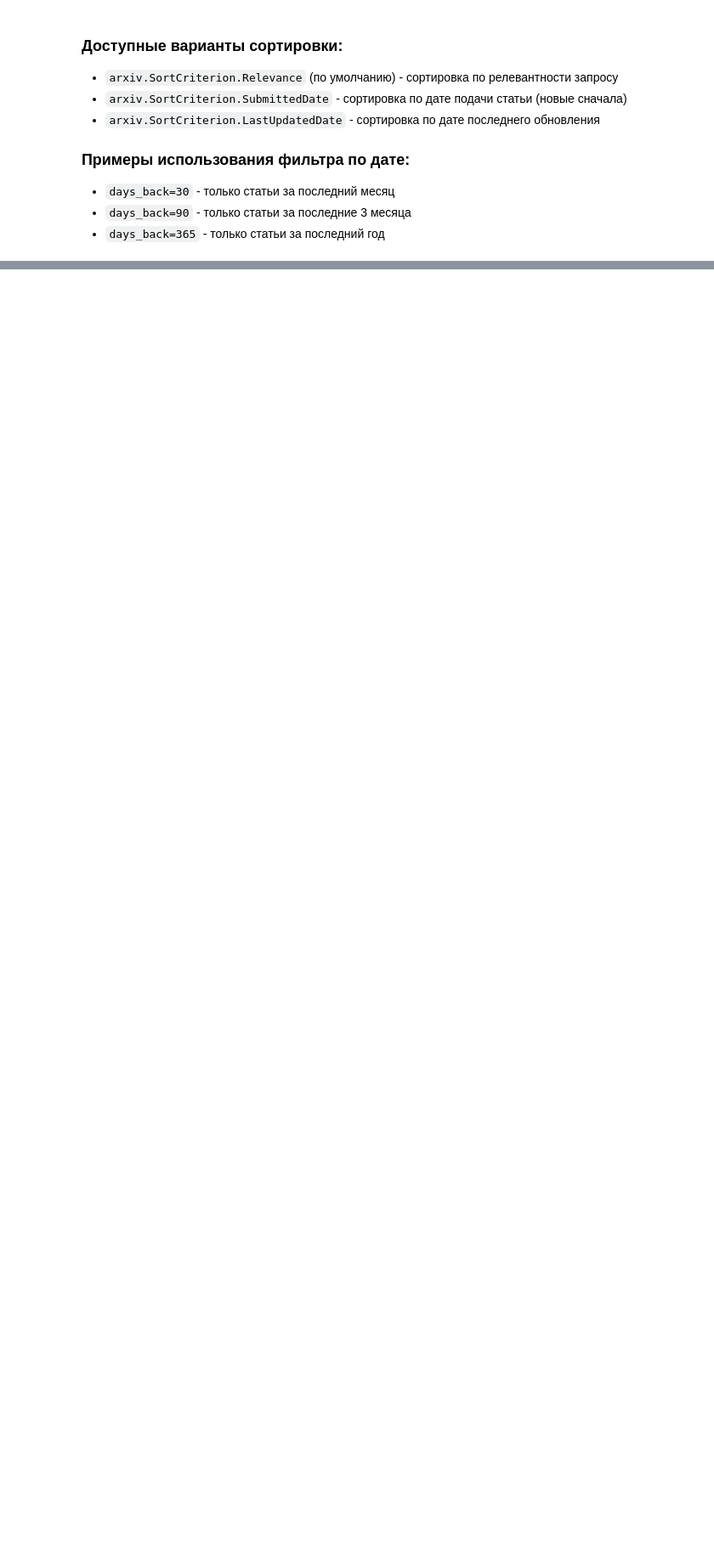
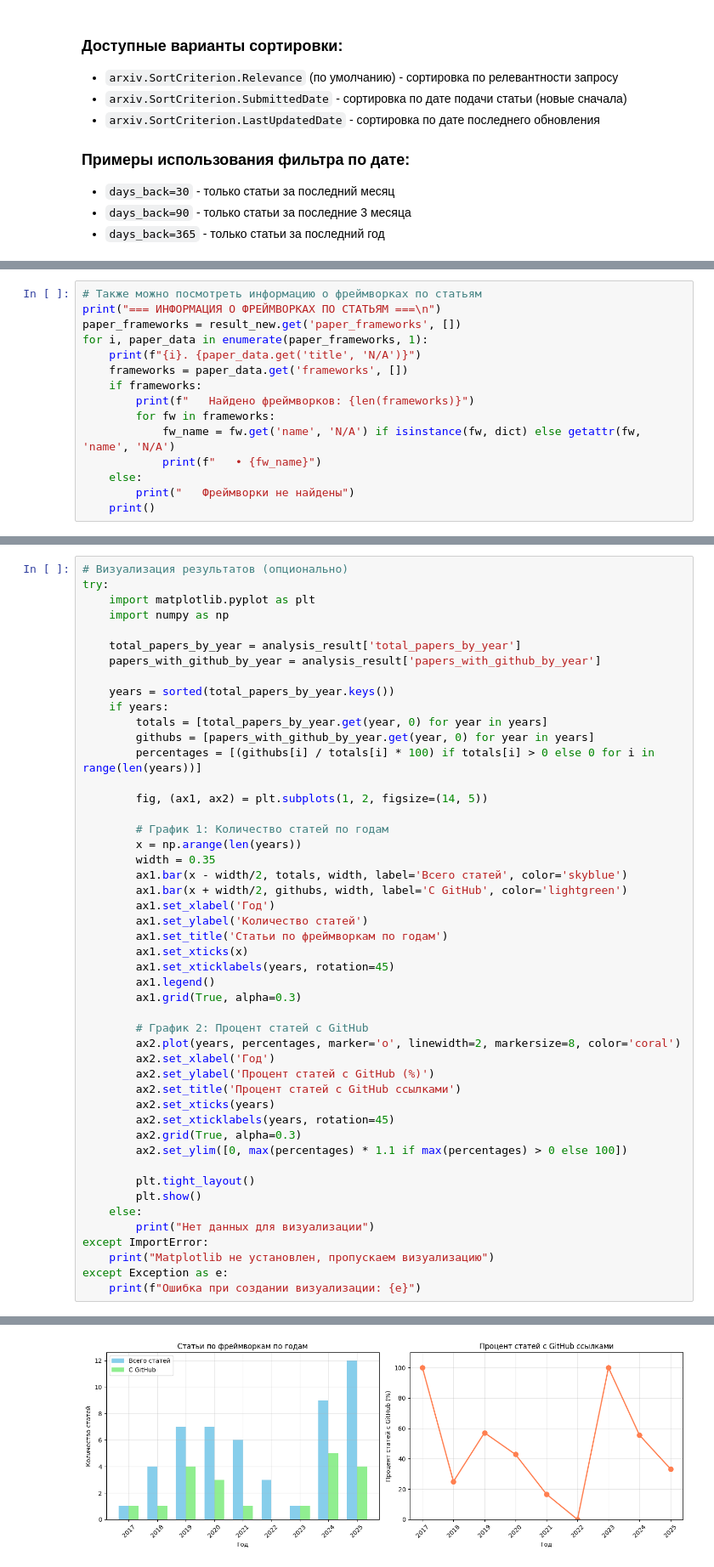
Before and after one commit to playa69/MAS_AutoML, a Jupyter notebook: experiments/notebooks/paper_research_example.ipynb, the cells around one changed output, grey strips where cells are left out. Shown at 85% size. Cells and saved outputs as stored; diff of their text form; blank space fills up the shorter version.

```diff
--- a/experiments/notebooks/paper_research_example.ipynb
+++ b/experiments/notebooks/paper_research_example.ipynb
@@ -86,0 +236,15 @@ for i, summary in enumerate(result_new.get('summaries', []), 1):
+# %%
+# Также можно посмотреть информацию о фреймворках по статьям
+print("=== ИНФОРМАЦИЯ О ФРЕЙМВОРКАХ ПО СТАТЬЯМ ===\n")
+paper_frameworks = result_new.get('paper_frameworks', [])
+for i, paper_data in enumerate(paper_frameworks, 1):
+    print(f"{i}. {paper_data.get('title', 'N/A')}")
+    frameworks = paper_data.get('frameworks', [])
+    if frameworks:
+        print(f"   Найдено фреймворков: {len(frameworks)}")
+        for fw in frameworks:
+            fw_name = fw.get('name', 'N/A') if isinstance(fw, dict) else getattr(fw, 'name', 'N/A')
+            print(f"   • {fw_name}")
+    else:
+        print("   Фреймворки не найдены")
+    print()
@@ -86,0 +479,49 @@ for i, summary in enumerate(result_new.get('summaries', []), 1):
+# %%
+# Визуализация результатов (опционально)
+try:
+    import matplotlib.pyplot as plt
+    import numpy as np
+
+    total_papers_by_year = analysis_result['total_papers_by_year']
+    papers_with_github_by_year = analysis_result['papers_with_github_by_year']
+
+    years = sorted(total_papers_by_year.keys())
+    if years:
+        totals = [total_papers_by_year.get(year, 0) for year in years]
+        githubs = [papers_with_github_by_year.get(year, 0) for year in years]
+        percentages = [(githubs[i] / totals[i] * 100) if totals[i] > 0 else 0 for i in range(len(years))]
+
+        fig, (ax1, ax2) = plt.subplots(1, 2, figsize=(14, 5))
+
+        # График 1: Количество статей по годам
+        x = np.arange(len(years))
+        width = 0.35
+        ax1.bar(x - width/2, totals, width, label='Всего статей', color='skyblue')
+        ax1.bar(x + width/2, githubs, width, label='С GitHub', color='lightgreen')
+        ax1.set_xlabel('Год')
+        ax1.set_ylabel('Количество статей')
+        ax1.set_title('Статьи по фреймворкам по годам')
+        ax1.set_xticks(x)
+        ax1.set_xticklabels(years, rotation=45)
+        ax1.legend()
+        ax1.grid(True, alpha=0.3)
+
+        # График 2: Процент статей с GitHub
+        ax2.plot(years, percentages, marker='o', linewidth=2, markersize=8, color='coral')
+        ax2.set_xlabel('Год')
+        ax2.set_ylabel('Процент статей с GitHub (%)')
+        ax2.set_title('Процент статей с GitHub ссылками')
+        ax2.set_xticks(years)
+        ax2.set_xticklabels(years, rotation=45)
+        ax2.grid(True, alpha=0.3)
+        ax2.set_ylim([0, max(percentages) * 1.1 if max(percentages) > 0 else 100])
+
+        plt.tight_layout()
+        plt.show()
+    else:
+        print("Нет данных для визуализации")
+except ImportError:
+    print("Matplotlib не установлен, пропускаем визуализацию")
+except Exception as e:
+    print(f"Ошибка при создании визуализации: {e}")
+# %% [output]
@@ -86,0 +529 @@ for i, summary in enumerate(result_new.get('summaries', []), 1):
+[figure, added]
```
Also changed, not shown: parts of 11 cells of this notebook, 3 other files.
